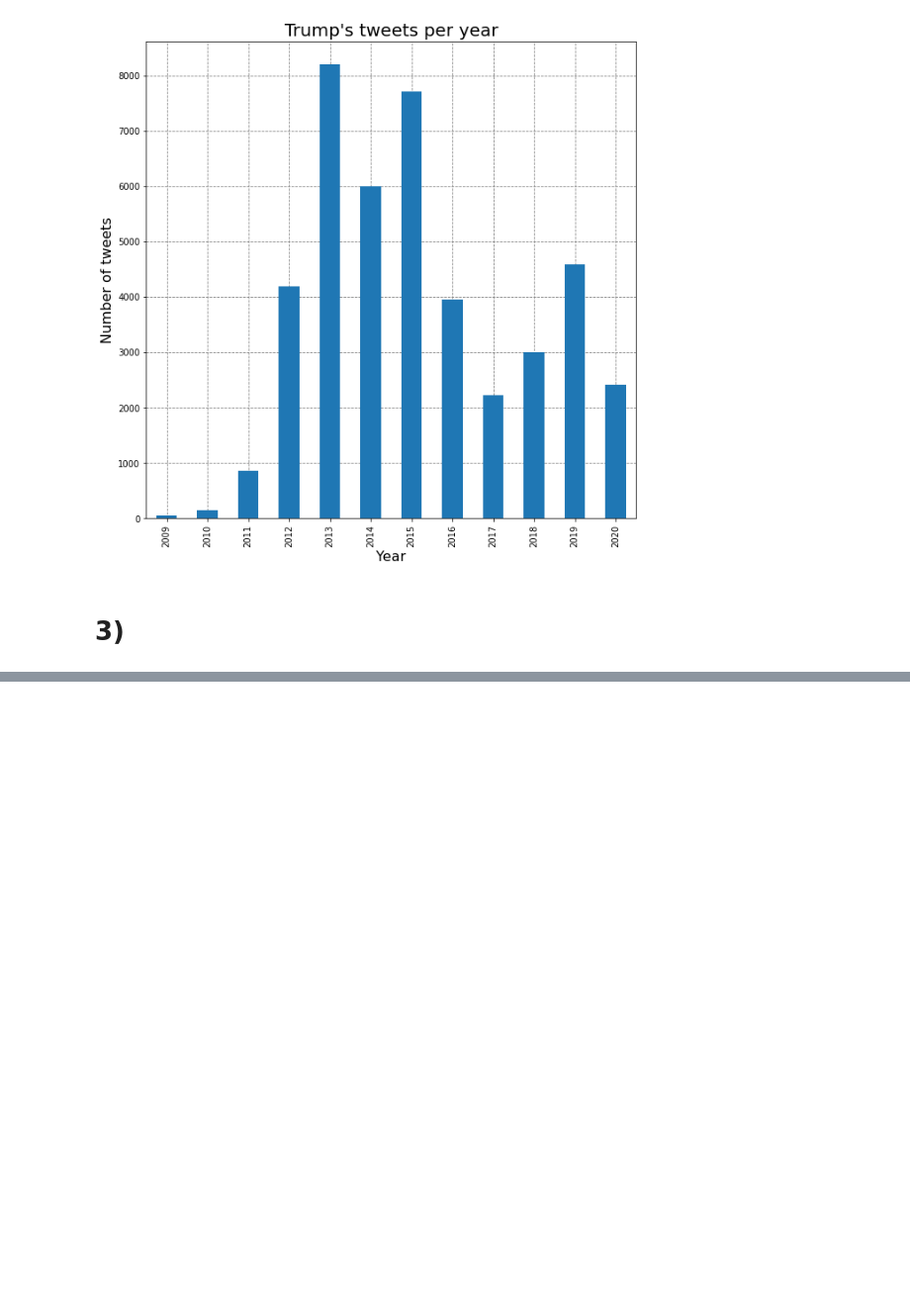
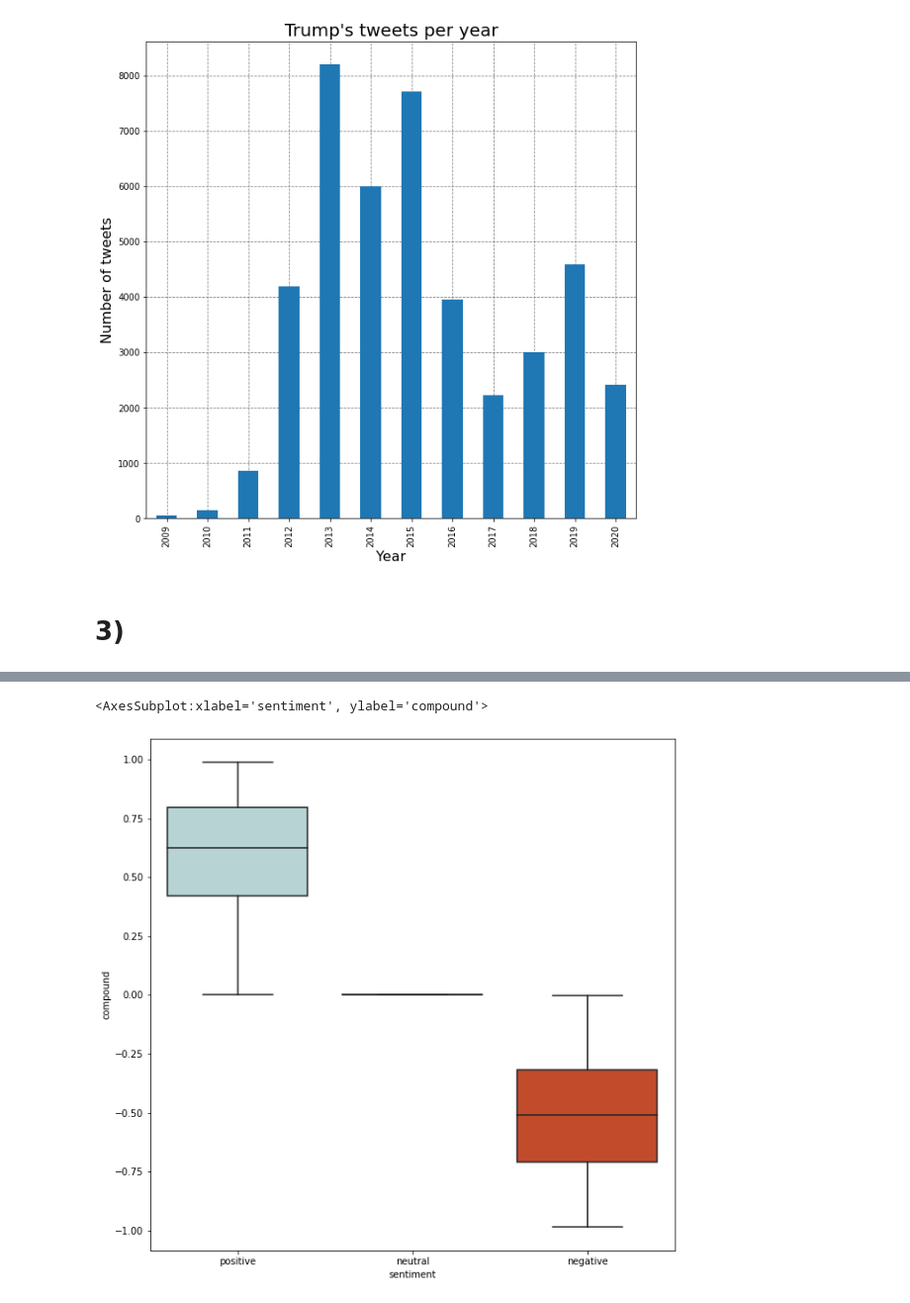
Before and after one commit to m-orlewski/nlp-sentiment-analysis, a Jupyter notebook: main.ipynb, the cells around one changed output, grey strips where cells are left out. Shown: that part at 99% size. Saved outputs shown, nothing was run; the diff lists cells and outputs as text; code cells hidden in the pictures; blank space fills up the shorter version.

```diff
--- a/main.ipynb
+++ b/main.ipynb
@@ -94,0 +312,9 @@ emb =
+# %%
+# Boxplot
+sns.boxplot(y='compound',
+            x='sentiment',
+            palette=['#b2d8d8',"#008080", '#db3d13'],
+            data=df)
+# %% [output]
+<AxesSubplot:xlabel='sentiment', ylabel='compound'>
+[figure, added]
```
Also changed, not shown: parts of 24 cells of this notebook.
